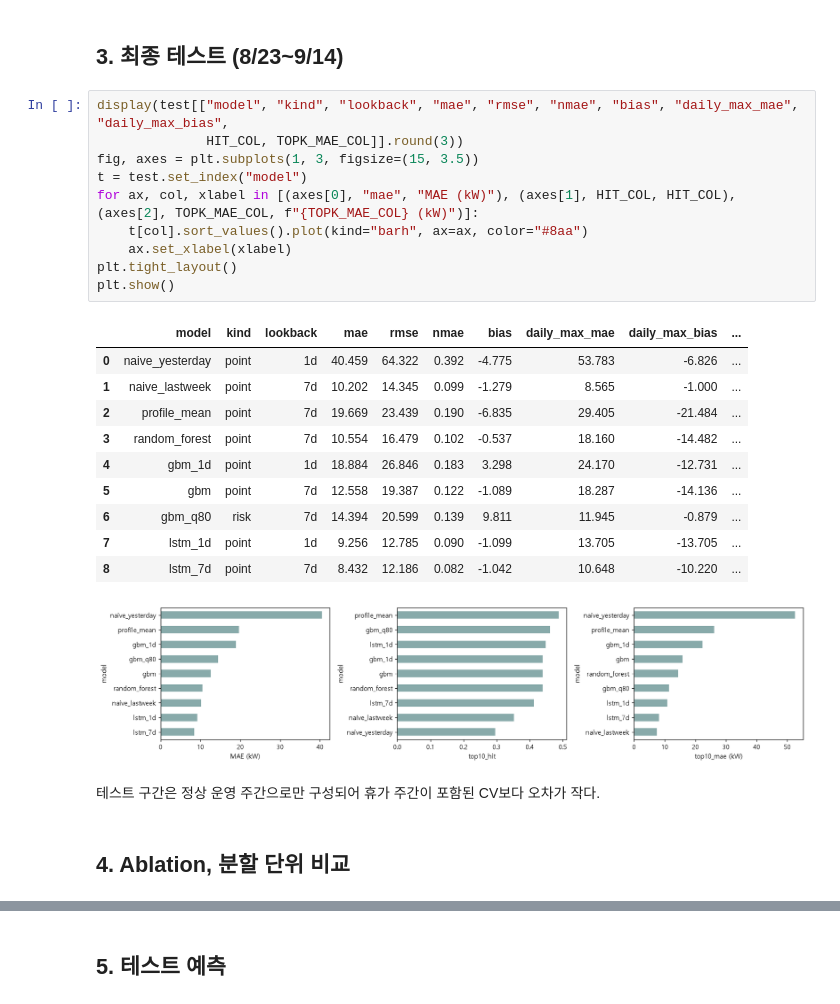
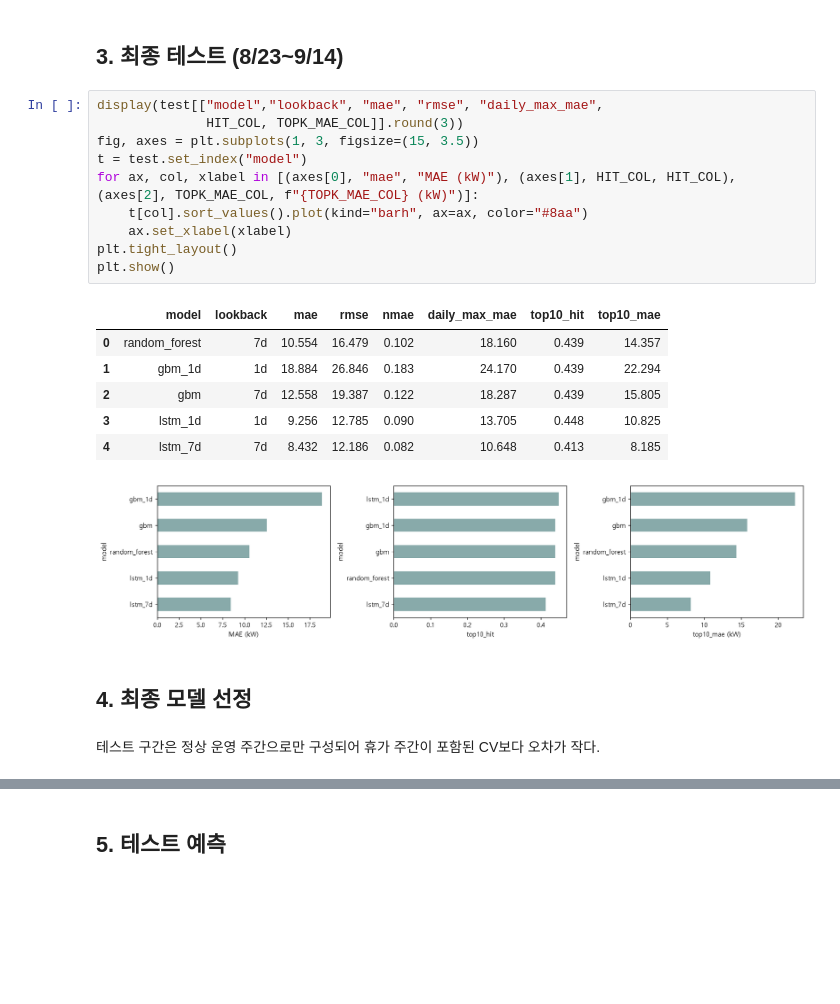
Before and after one commit to Jon-Irenicus/kamp_ai_competition, a Jupyter notebook: notebooks/02_results_analysis.ipynb, the cells around one changed output, grey strips where cells are left out. Cells and saved outputs as stored; diff of their text form; blank space fills up the shorter version.

```diff
--- a/notebooks/02_results_analysis.ipynb
+++ b/notebooks/02_results_analysis.ipynb
@@ -96,28 +90,24 @@ plt.show()
 # %% [markdown]
 ## 3. 최종 테스트 (8/23~9/14)
 # %%
-display(test[["model", "kind", "lookback", "mae", "rmse", "nmae", "bias", "daily_max_mae", "daily_max_bias",
+display(test[["model","lookback", "mae", "rmse", "daily_max_mae",
               HIT_COL, TOPK_MAE_COL]].round(3))
 fig, axes = plt.subplots(1, 3, figsize=(15, 3.5))
 t = test.set_index("model")
 for ax, col, xlabel in [(axes[0], "mae", "MAE (kW)"), (axes[1], HIT_COL, HIT_COL), (axes[2], TOPK_MAE_COL, f"{TOPK_MAE_COL} (kW)")]:
     t[col].sort_values().plot(kind="barh", ax=ax, color="#8aa")
     ax.set_xlabel(xlabel)
 plt.tight_layout()
 plt.show()
 # %% [output]
-|  | model | kind | lookback | mae | rmse | nmae | bias | daily_max_mae | daily_max_bias | ... |
-| 0 | naive_yesterday | point | 1d | 40.459 | 64.322 | 0.392 | -4.775 | 53.783 | -6.826 | ... |
-| 1 | naive_lastweek | point | 7d | 10.202 | 14.345 | 0.099 | -1.279 | 8.565 | -1.000 | ... |
-| 2 | profile_mean | point | 7d | 19.669 | 23.439 | 0.190 | -6.835 | 29.405 | -21.484 | ... |
-| 3 | random_forest | point | 7d | 10.554 | 16.479 | 0.102 | -0.537 | 18.160 | -14.482 | ... |
-| 4 | gbm_1d | point | 1d | 18.884 | 26.846 | 0.183 | 3.298 | 24.170 | -12.731 | ... |
-| 5 | gbm | point | 7d | 12.558 | 19.387 | 0.122 | -1.089 | 18.287 | -14.136 | ... |
-| 6 | gbm_q80 | risk | 7d | 14.394 | 20.599 | 0.139 | 9.811 | 11.945 | -0.879 | ... |
-| 7 | lstm_1d | point | 1d | 9.256 | 12.785 | 0.090 | -1.099 | 13.705 | -13.705 | ... |
-| 8 | lstm_7d | point | 7d | 8.432 | 12.186 | 0.082 | -1.042 | 10.648 | -10.220 | ... |
+|  | model | lookback | mae | rmse | nmae | daily_max_mae | top10_hit | top10_mae |
+| 0 | random_forest | 7d | 10.554 | 16.479 | 0.102 | 18.160 | 0.439 | 14.357 |
+| 1 | gbm_1d | 1d | 18.884 | 26.846 | 0.183 | 24.170 | 0.439 | 22.294 |
+| 2 | gbm | 7d | 12.558 | 19.387 | 0.122 | 18.287 | 0.439 | 15.805 |
+| 3 | lstm_1d | 1d | 9.256 | 12.785 | 0.090 | 13.705 | 0.448 | 10.825 |
+| 4 | lstm_7d | 7d | 8.432 | 12.186 | 0.082 | 10.648 | 0.413 | 8.185 |
-[figure, old version]
+[figure, new version]
+# %% [markdown]
+## 4. 최종 모델 선정
 # %% [markdown]
 테스트 구간은 정상 운영 주간으로만 구성되어 휴가 주간이 포함된 CV보다 오차가 작다.
-# %% [markdown]
-## 4. Ablation, 분할 단위 비교
```
Also changed, not shown: parts of 3 cells of this notebook, 2 other files.
